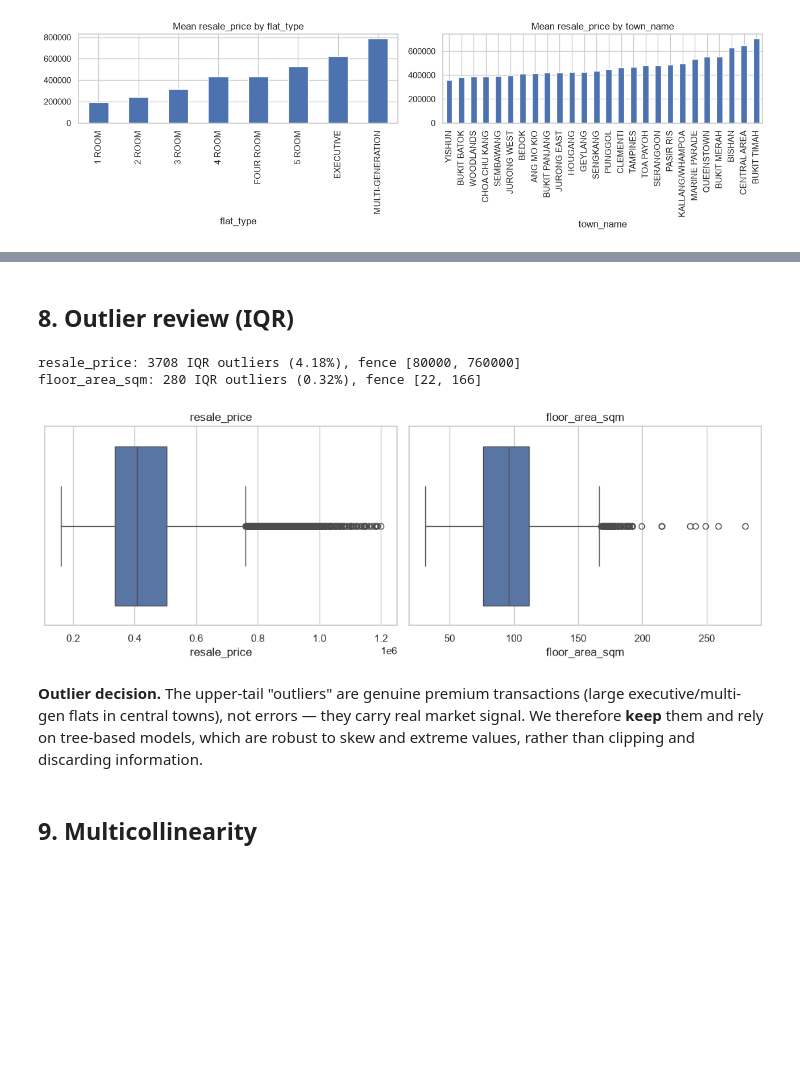
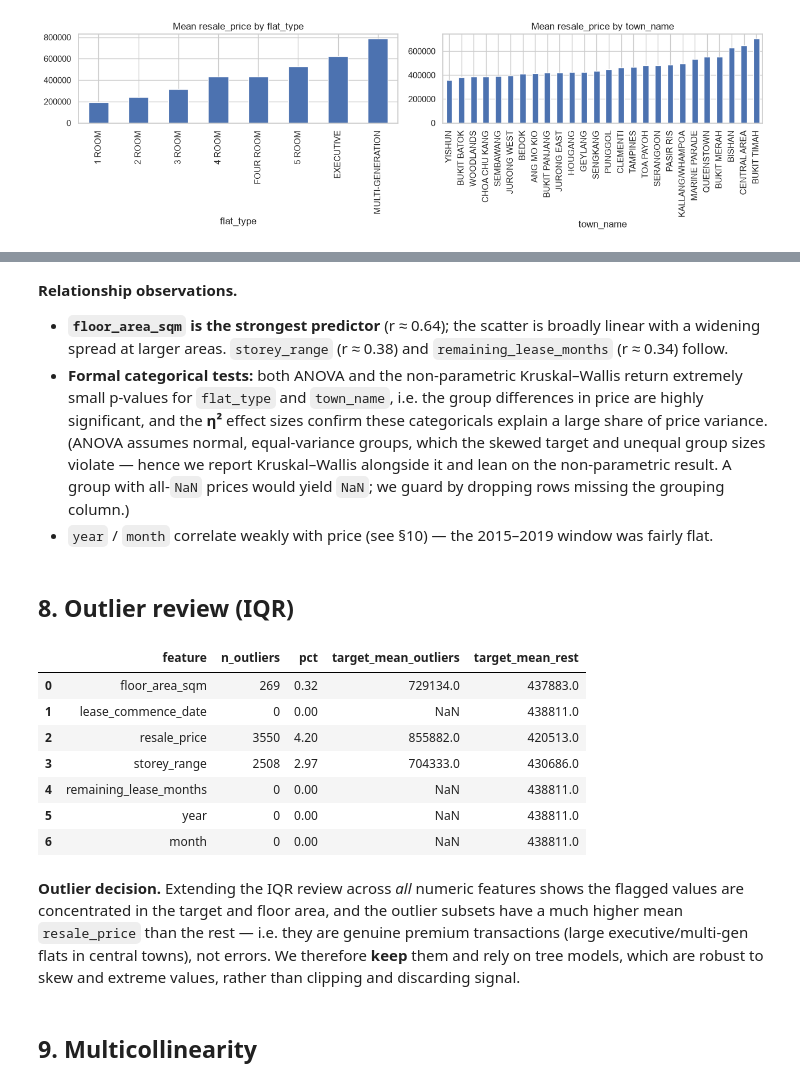
Before and after one commit to tecksiang93ai-png/regression-end-to-end, a Jupyter notebook: eda.ipynb, the cells around one changed output, grey strips where cells are left out. Cells and saved outputs as stored; diff of their text form; code cells hidden in the pictures; blank space fills up the shorter version.

```diff
--- a/eda.ipynb
+++ b/eda.ipynb
@@ -339,29 +406,60 @@ plt.tight_layout(); plt.show()
+# %% [markdown]
+**Relationship observations.**
+
+- **`floor_area_sqm` is the strongest predictor** (r ≈ 0.64); the scatter is broadly linear with
+  a widening spread at larger areas. `storey_range` (r ≈ 0.38) and `remaining_lease_months`
+  (r ≈ 0.34) follow.
+- **Formal categorical tests:** both ANOVA and the non-parametric Kruskal–Wallis return
+  extremely small p-values for `flat_type` and `town_name`, i.e. the group differences in price
+  are highly significant, and the **η²** effect sizes confirm these categoricals explain a large
+  share of price variance. (ANOVA assumes normal, equal-variance groups, which the skewed target
+  and unequal group sizes violate — hence we report Kruskal–Wallis alongside it and lean on the
+  non-parametric result. A group with all-`NaN` prices would yield `NaN`; we guard by dropping
+  rows missing the grouping column.)
+- `year` / `month` correlate weakly with price (see §10) — the 2015–2019 window was fairly flat.
 # %% [markdown]
 ## 8. Outlier review (IQR)
-# %%
-def iqr_outliers(s):
-    q1, q3 = s.quantile(0.25), s.quantile(0.75)
-    iqr = q3 - q1
-    lo, hi = q1 - 1.5 * iqr, q3 + 1.5 * iqr
-    return ((s < lo) | (s > hi)).sum(), lo, hi
-
-for col in [TARGET, "floor_area_sqm"]:
-    n, lo, hi = iqr_outliers(df[col])
-    print(f"{col}: {n} IQR outliers ({n/len(df)*100:.2f}%), fence [{lo:.0f}, {hi:.0f}]")
-
-fig, ax = plt.subplots(1, 2, figsize=(11, 4))
-sns.boxplot(x=df[TARGET], ax=ax[0]); ax[0].set_title("resale_price")
-sns.boxplot(x=df["floor_area_sqm"], ax=ax[1]); ax[1].set_title("floor_area_sqm")
-plt.tight_layout(); plt.show()
-# %% [output]
-resale_price: 3708 IQR outliers (4.18%), fence [80000, 760000]
-floor_area_sqm: 280 IQR outliers (0.32%), fence [22, 166]
-[figure, removed]
+# %%
+def iqr_bounds(s):
+    q1, q3 = s.quantile(0.25), s.quantile(0.75)
+    iqr = q3 - q1
+    return q1 - 1.5 * iqr, q3 + 1.5 * iqr
+
+# Full numeric outlier summary — count per feature AND how the outlier subset's mean target
+# compares to the rest.
+num_all = ["floor_area_sqm", "lease_commence_date", "resale_price",
+           "storey_range", "remaining_lease_months", "year", "month"]
+rows = []
+cln = clean.copy()
+for col in num_all:
+    lo, hi = iqr_bounds(cln[col])
+    mask = (cln[col] < lo) | (cln[col] > hi)
+    rows.append({
+        "feature": col,
+        "n_outliers": int(mask.sum()),
+        "pct": round(mask.mean() * 100, 2),
+        "target_mean_outliers": round(cln.loc[mask, TARGET].mean(), 0) if mask.any() else np.nan,
+        "target_mean_rest": round(cln.loc[~mask, TARGET].mean(), 0),
+    })
+outlier_summary = pd.DataFrame(rows)
+outlier_summary.to_csv(REPORTS / "outlier_summary.csv", index=False)
+outlier_summary
+# %% [output]
+|  | feature | n_outliers | pct | target_mean_outliers | target_mean_rest |
+| 0 | floor_area_sqm | 269 | 0.32 | 729134.0 | 437883.0 |
+| 1 | lease_commence_date | 0 | 0.00 | NaN | 438811.0 |
+| 2 | resale_price | 3550 | 4.20 | 855882.0 | 420513.0 |
+| 3 | storey_range | 2508 | 2.97 | 704333.0 | 430686.0 |
+| 4 | remaining_lease_months | 0 | 0.00 | NaN | 438811.0 |
+| 5 | year | 0 | 0.00 | NaN | 438811.0 |
+| 6 | month | 0 | 0.00 | NaN | 438811.0 |
 # %% [markdown]
-**Outlier decision.** The upper-tail "outliers" are genuine premium transactions (large
-executive/multi-gen flats in central towns), not errors — they carry real market signal. We
-therefore **keep** them and rely on tree-based models, which are robust to skew and extreme
-values, rather than clipping and discarding information.
+**Outlier decision.** Extending the IQR review across *all* numeric features shows the flagged
+values are concentrated in the target and floor area, and the outlier subsets have a much higher
+mean `resale_price` than the rest — i.e. they are genuine premium transactions (large
+executive/multi-gen flats in central towns), not errors. We therefore **keep** them and rely on
+tree models, which are robust to skew and extreme values, rather than clipping and discarding
+signal.
 # %% [markdown]
 ## 9. Multicollinearity
 # %%
```
Also changed, not shown: parts of 24 cells of this notebook, 14 other files.
